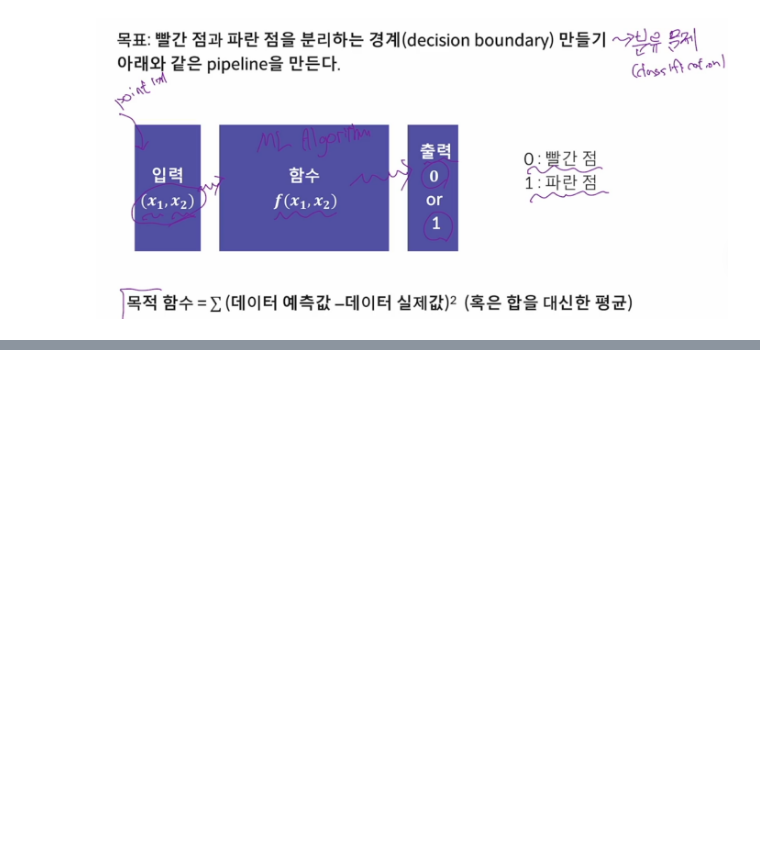
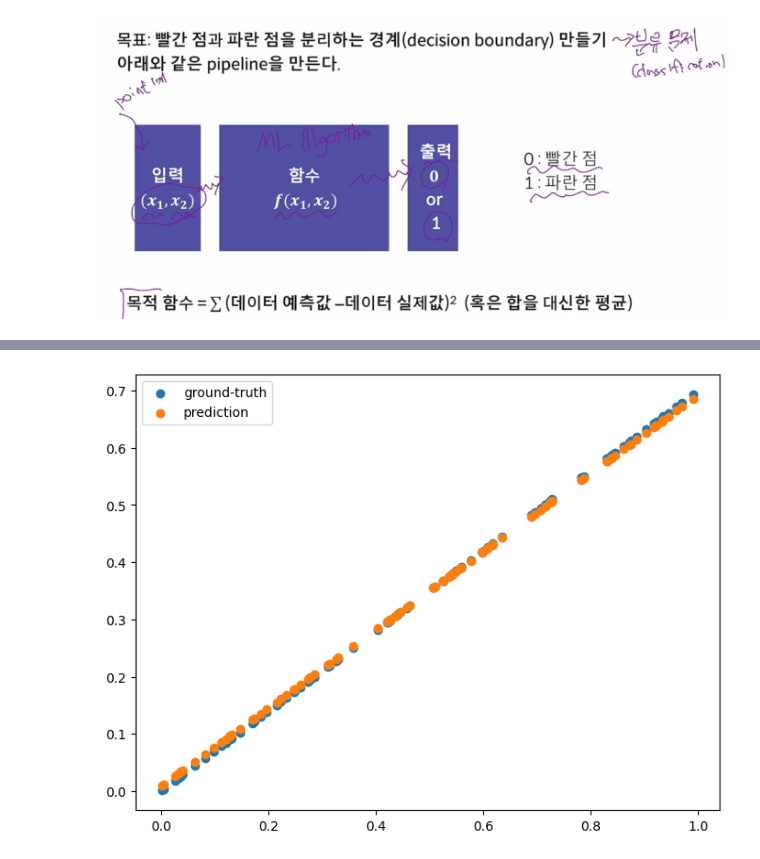
Before and after one commit to han-juyoung/Aimers_Lectures, a Jupyter notebook: Math_GradientDescent_수행하기.ipynb, the cells around one changed output, grey strips where cells are left out. Cells and saved outputs as stored; diff of their text form; code cells hidden in the pictures; blank space fills up the shorter version.

```diff
--- a/Math_GradientDescent_수행하기.ipynb
+++ b/Math_GradientDescent_수행하기.ipynb
@@ -28,0 +45,30 @@ scatter_plot()
+# %%
+# Y = Wx + b 로 예상하여, W와 b를 gradient descent를 통해 찾는다
+W = np.random.uniform(0, 1) # 초기값을 랜덤하게 설정
+b = np.random.uniform(0, 1)
+
+step_size = 0.5 # 이동거리, learning rate
+
+for epoch in range(100):
+  y_pred = W * x + b # 출력값(예측값)
+
+  objective = np.abs(y_pred - y).mean() # 목적함수 = (예측값 - 정답) 평균을 냄. 최소가 되도록 하는게 목적. 그것을 미분을 한다.
+
+  w_grad = step_size * ((y_pred-y)*x).mean()
+  b_grad = step_size * (y_pred-y).mean()
+
+  W = W - w_grad
+  b = b - b_grad
+# %%
+# 학습 전 후의 예측함수의 변화 과정 시각화
+def compare_pred(x, pred, y):
+  plt.figure(figsize=(8,6))
+  plt.scatter(x,y, label='ground-truth')
+  plt.scatter(x,pred,label='prediction')
+  plt.legend()
+  plt.show()
+
+pred = W * x  + b
+compare_pred(x, pred, y)
+# %% [output]
+[figure, added]
```
Also changed, not shown: parts of 4 cells of this notebook.
